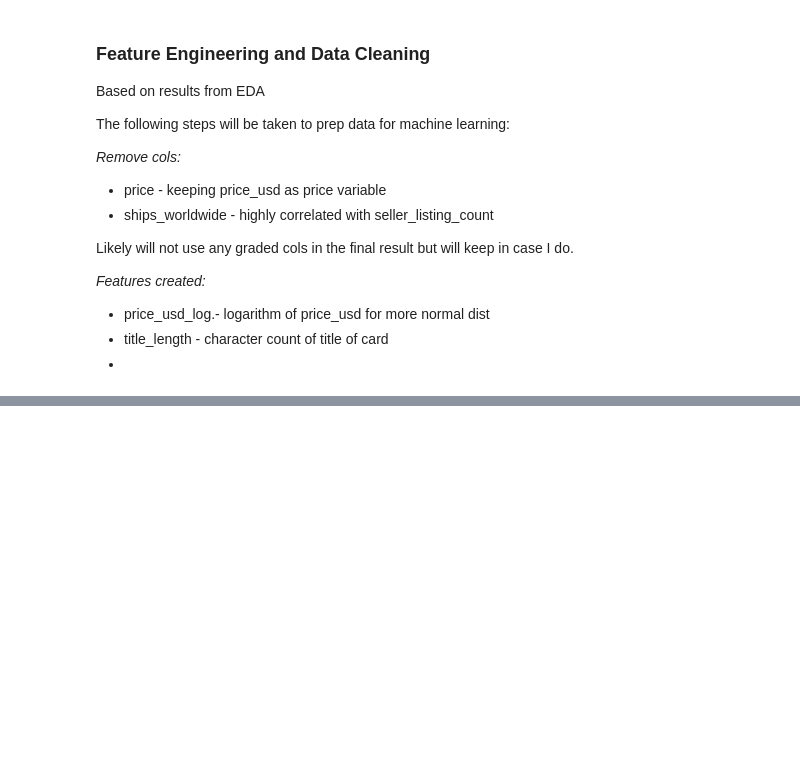
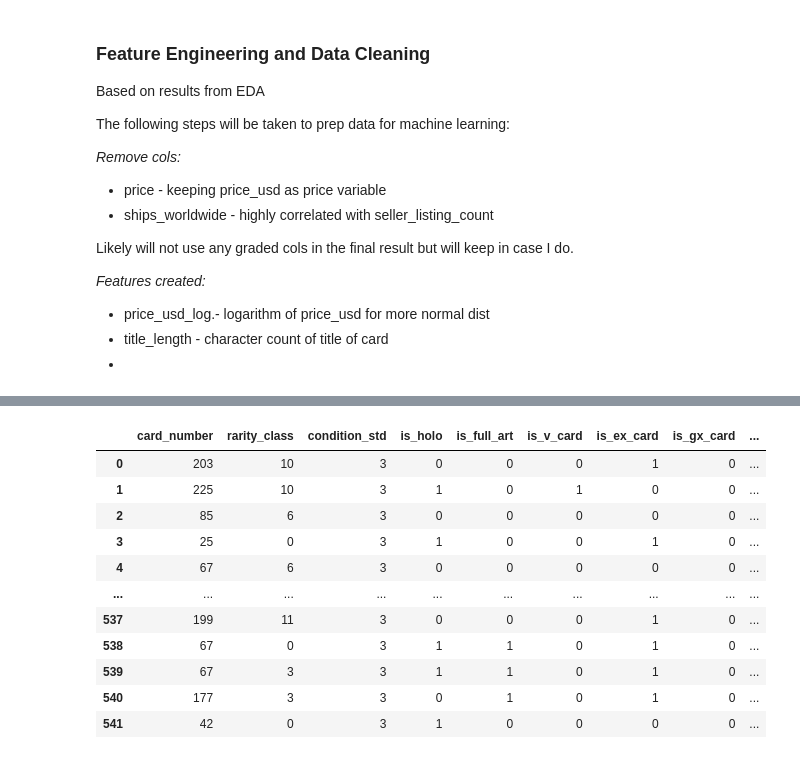
Before and after one commit to morgan1461/pokemon-card-price-predictor, a Jupyter notebook: model.ipynb, the cells around one changed output, grey strips where cells are left out. Drawn from its saved outputs; the diff is of its cells as text; code cells hidden in the pictures; blank space fills up the shorter version.

```diff
--- a/model.ipynb
+++ b/model.ipynb
@@ -22,0 +203,19 @@ Likely will not use any graded cols in the final result but will keep in case I
+# %%
+# the following cols should not impact the inherent value of the card, but rather could have other costs associated such as shipping costs, etc so will be removed for modeling
+# seller_country, seller_listing_count, ships_worldwide, image_count
+# uninformative cols to drop
+# cateogory - same meaning for all
+# currency - using usd as standard
+# price_tier_usd - likely highly correlated with response variable
+cols_to_drop = [
+    'seller_country',
+    'seller_listing_count',
+    'ships_worldwide',
+    'image_count',
+    'category',
+    'currency',
+    'price_tier_usd'
+]
+
+df_cleaned = df_cleaned.drop(columns=cols_to_drop)
+df_cleaned.head()
@@ -23,63 +231,22 @@ Likely will not use any graded cols in the final result but will keep in case I
 # %%
-df = pd.read_csv('./pokemon_cards_ultimate_2026.csv')
-
-# assign each col type
-string_cols = ['title']
-
-bool_cols = [
-    'is_graded',
-    'is_holo',
-    'is_full_art',
-    'is_v_card',
-    'is_ex_card',
-    'is_gx_card',
-    'is_promo',
-    'is_shadowless',
-    'is_1st_edition',
-    'is_rainbow',
-    'is_gold',
-    'ships_worldwide'
-]
-
-nominal_categorical_cols = [
-    'pokemon_name',
-    'set_name',
-    'language',
-    'category',
-    'grading_company',
-    'currency',
-    'seller_country'
-]
-
-ordinal_categorical_cols = [
-    'card_number',
-    'rarity_class',
-    'condition_std',
-    'price_tier_usd'
-]
-
-int_cols = [
-    'numeric_grade',
-    'price',
-    'price_usd',
-    'seller_listing_count',
-    'image_count',
-    'days_since_sold'
-]
-
-datetime_cols = [
-    'sale_month',
-    'sale_year'
-]
-
-df[string_cols] = df[string_cols].astype(str)
-df[bool_cols] = df[bool_cols].astype(int)
-df[nominal_categorical_cols] = df[nominal_categorical_cols].astype('category')
-df[ordinal_categorical_cols] = df[ordinal_categorical_cols].astype('category')
-
 # feature engineering
 # log price
-df['price_log_usd'] = np.log10(df['price_usd'] + 1)
+df_ml = df_cleaned.copy()
 
-# title length
-df['title_length'] = df['title'].str.len()
+df_ml['price_log_usd'] = np.log10(df_ml['price_usd'] + 1)
+df_ml = df_ml.drop(columns=['price', 'price_usd'])
+
+df_ml
+# %% [output]
+|  | card_number | rarity_class | condition_std | is_holo | is_full_art | is_v_card | is_ex_card | is_gx_card | ... |
+| 0 | 203 | 10 | 3 | 0 | 0 | 0 | 1 | 0 | ... |
+| 1 | 225 | 10 | 3 | 1 | 0 | 1 | 0 | 0 | ... |
+| 2 | 85 | 6 | 3 | 0 | 0 | 0 | 0 | 0 | ... |
+| 3 | 25 | 0 | 3 | 1 | 0 | 0 | 1 | 0 | ... |
+| 4 | 67 | 6 | 3 | 0 | 0 | 0 | 0 | 0 | ... |
+| ... | ... | ... | ... | ... | ... | ... | ... | ... | ... |
+| 537 | 199 | 11 | 3 | 0 | 0 | 0 | 1 | 0 | ... |
+| 538 | 67 | 0 | 3 | 1 | 1 | 0 | 1 | 0 | ... |
+| 539 | 67 | 3 | 3 | 1 | 1 | 0 | 1 | 0 | ... |
+| 540 | 177 | 3 | 3 | 0 | 1 | 0 | 1 | 0 | ... |
+| 541 | 42 | 0 | 3 | 1 | 0 | 0 | 0 | 0 | ... |
```
Also changed, not shown: parts of 28 cells of this notebook.
